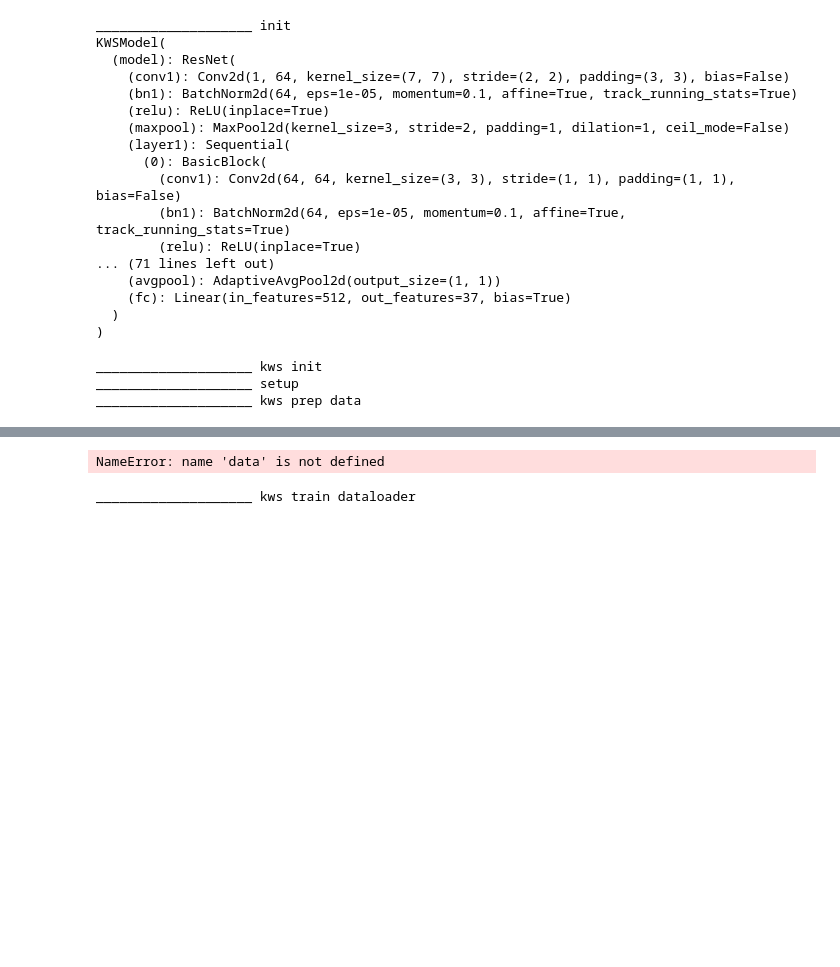
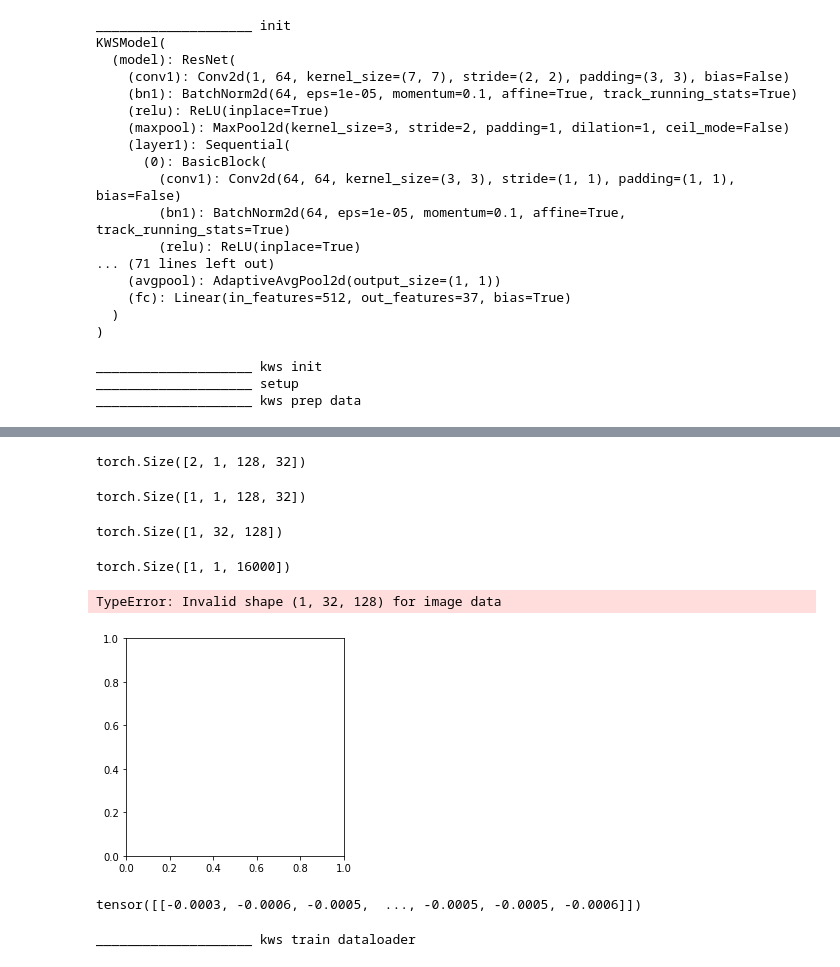
Before and after one commit to atsantiago2/object_detection_model_hw2, a Jupyter notebook: hw3/train.ipynb, the cells around one changed output, grey strips where cells are left out. Cells and saved outputs as stored; diff of their text form; code cells hidden in the pictures; blank space fills up the shorter version.

```diff
--- a/hw3/train.ipynb
+++ b/hw3/train.ipynb
@@ -388,13 +382,17 @@ def get_args():
     parser.add_argument('--embed_dim', type=int, default=64, help='embedding dimension')
     parser.add_argument('--num_heads', type=int, default=4, help='num_heads')
 
-    parser.add_argument('--batch-size', type=int, default=128, metavar='N',
+
+
+    parser.add_argument('--batch-size', type=int, default=2, metavar='N',
                         help='input batch size for training (default: 64)')
+
+
     parser.add_argument('--max-epochs', type=int, default=30, metavar='N',
                         help='number of epochs to train (default: 30)')
     parser.add_argument('--lr', type=float, default=0.001, metavar='LR',
                         help='learning rate (default: 0.001)')
-    parser.add_argument('--patch_num', type=int, default=8, help='patch_num')
+    parser.add_argument('--patch_num', type=int, default=2, help='patch_num')
     parser.add_argument('--kernel_size', type=int, default=3, help='kernel size')
 
     parser.add_argument('--accelerator', default='gpu', type=str, metavar='N')
@@ -514,6 +510,6 @@ ____________________ kws prep data
 # %%
 
-data = iter(datamodule.train_dataloader()).next()
+data = iter(datamodule.test_dataloader()).next()
 # patch_dim = data[0].shape[-1]
 # seqlen = data[0].shape[-2]
 # print("Embed dim:", args.embed_dim)
@@ -530,4 +557,29 @@ Error:
 # %%
-data
+data[0].shape
 # %% [output]
-NameError: name 'data' is not defined
+torch.Size([2, 1, 128, 32])
+# %%
+mel1 = data[0]
+mel1.shape
+# %% [output]
+torch.Size([1, 1, 128, 32])
+# %%
+x = rearrange(mel1, 'b c (p1 h) (p2 w) -> b (p1 p2) (c h w)', p1=4, p2=8)
+x.shape
+# %% [output]
+torch.Size([1, 32, 128])
+# %%
+data[2].shape
+# %% [output]
+torch.Size([1, 1, 16000])
+# %%
+from matplotlib import pyplot as plt
+fig = plt.figure
+# plt.imshow(data[0][0][0]) # mels
+plt.imshow(x) # mels
+# [1] = labels
+# [2] wav
+# plt.imshow(data[2][0])
+# %% [output]
+TypeError: Invalid shape (1, 32, 128) for image data
+[figure, added]
@@ -534,3 +590,7 @@ NameError: name 'data' is not defined
+# %%
+signal
+# %% [output]
+tensor([[-0.0003, -0.0006, -0.0005,  ..., -0.0005, -0.0005, -0.0006]])
 # %%
 t = datamodule.train_dataloader()
 # %% [output]
```
Also changed, not shown: parts of 7 cells of this notebook, 1 other file.
